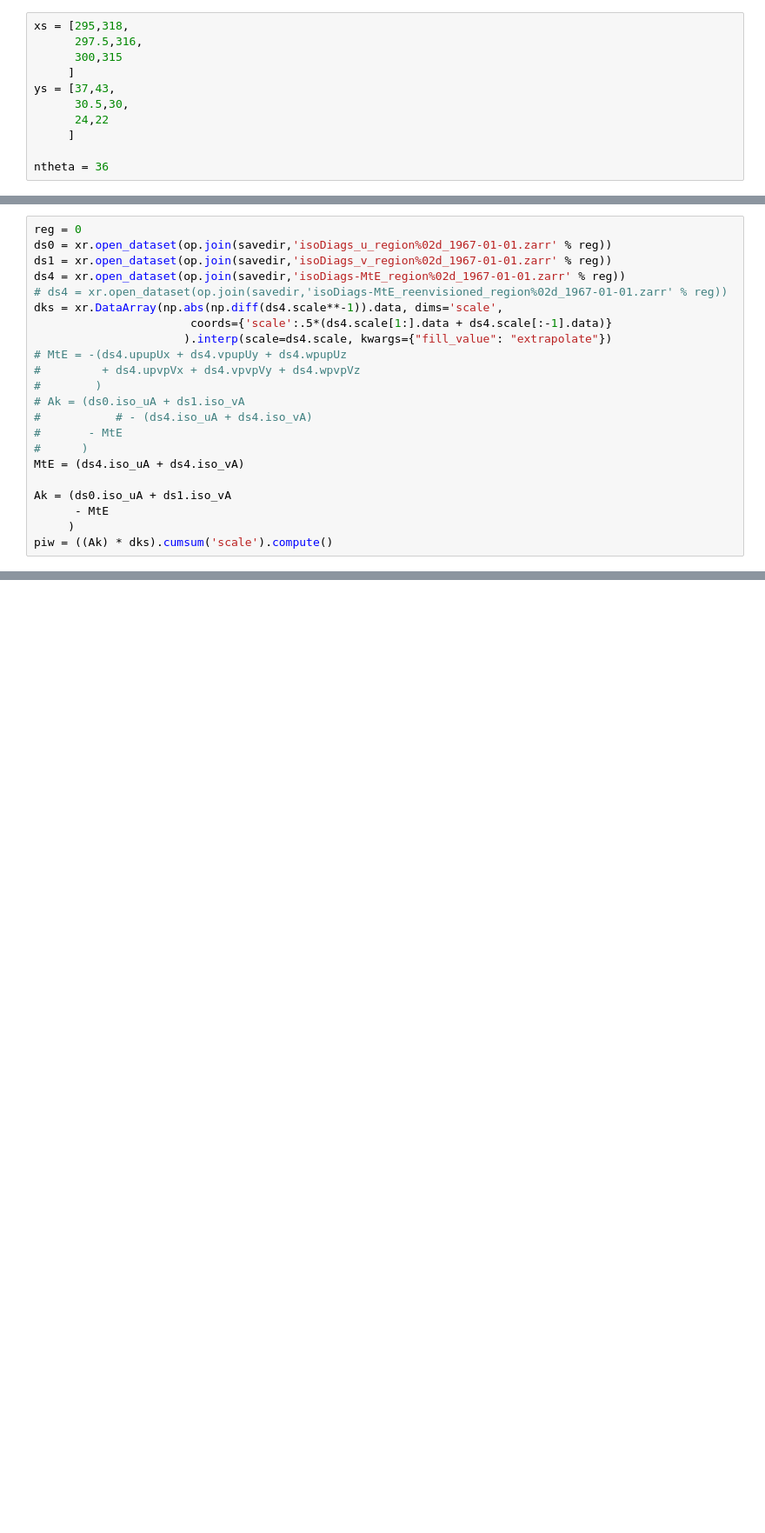
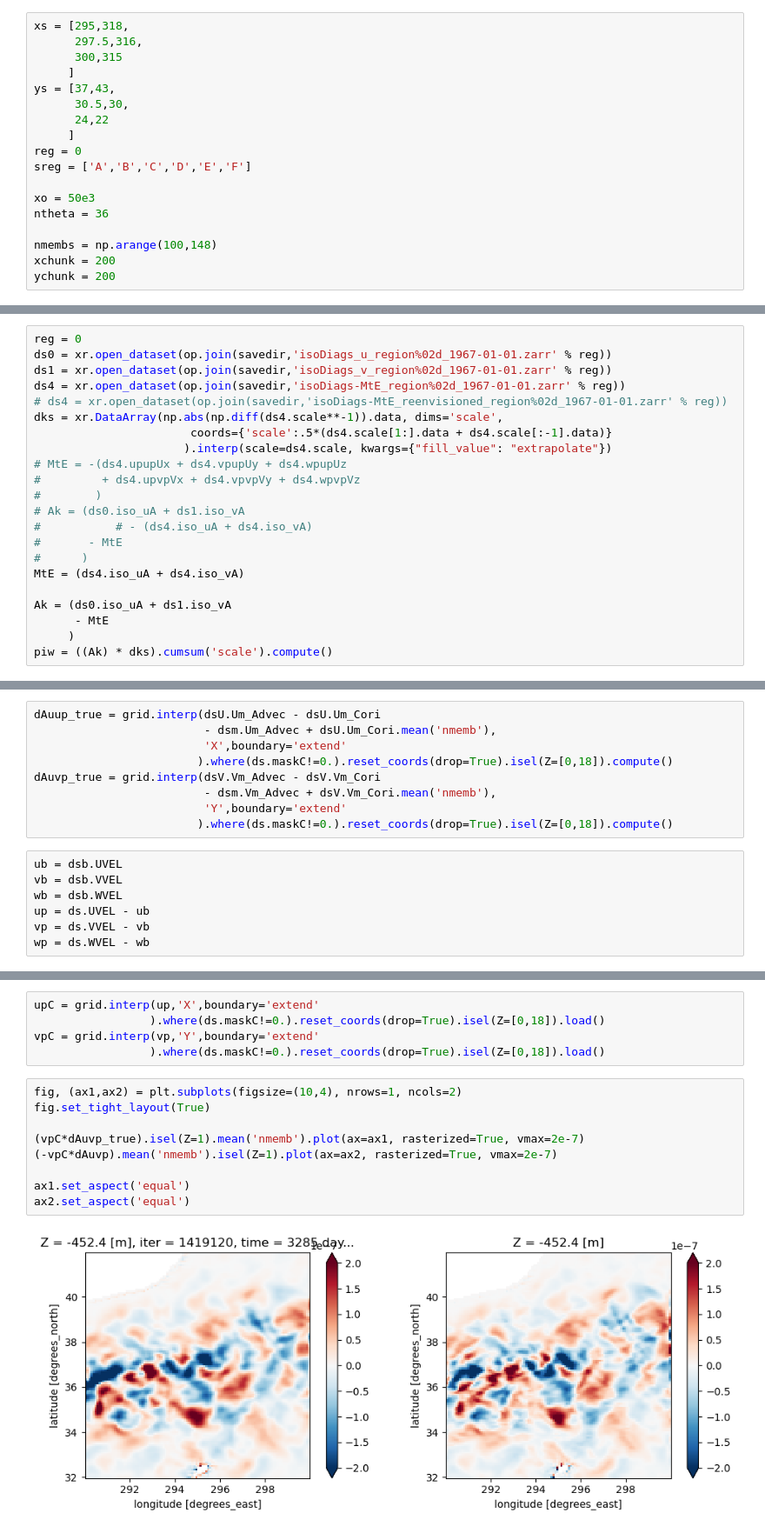
Before and after one commit to roxyboy/NA-wavelet-notes, a Jupyter notebook: Snapshots/KE-spectral-flux.ipynb, the cells around one changed output, grey strips where cells are left out. Shown at 87% size. Drawn from its saved outputs; the diff is of its cells as text; blank space fills up the shorter version.

```diff
--- a/Snapshots/KE-spectral-flux.ipynb
+++ b/Snapshots/KE-spectral-flux.ipynb
@@ -72,5 +70,12 @@ ys = [37,43,
       30.5,30,
       24,22
      ]
+reg = 0
+sreg = ['A','B','C','D','E','F']
 
+xo = 50e3
 ntheta = 36
+
+nmembs = np.arange(100,148)
+xchunk = 200
+ychunk = 200
@@ -247,0 +1997,16 @@ plt.savefig(op.join(savedir,'Figs/KE-specflux_Region%02d_phi-K_Z452.pdf' % reg))
+# %%
+dAuup_true = grid.interp(dsU.Um_Advec - dsU.Um_Cori
+                         - dsm.Um_Advec + dsU.Um_Cori.mean('nmemb'),
+                         'X',boundary='extend'
+                        ).where(ds.maskC!=0.).reset_coords(drop=True).isel(Z=[0,18]).compute()
+dAuvp_true = grid.interp(dsV.Vm_Advec - dsV.Vm_Cori
+                         - dsm.Vm_Advec + dsV.Vm_Cori.mean('nmemb'),
+                         'Y',boundary='extend'
+                        ).where(ds.maskC!=0.).reset_coords(drop=True).isel(Z=[0,18]).compute()
+# %%
+ub = dsb.UVEL
+vb = dsb.VVEL
+wb = dsb.WVEL
+up = ds.UVEL - ub
+vp = ds.VVEL - vb
+wp = ds.WVEL - wb
@@ -247,0 +2122,16 @@ plt.savefig(op.join(savedir,'Figs/KE-specflux_Region%02d_phi-K_Z452.pdf' % reg))
+# %%
+upC = grid.interp(up,'X',boundary='extend'
+                 ).where(ds.maskC!=0.).reset_coords(drop=True).isel(Z=[0,18]).load()
+vpC = grid.interp(vp,'Y',boundary='extend'
+                 ).where(ds.maskC!=0.).reset_coords(drop=True).isel(Z=[0,18]).load()
+# %%
+fig, (ax1,ax2) = plt.subplots(figsize=(10,4), nrows=1, ncols=2)
+fig.set_tight_layout(True)
+
+(vpC*dAuvp_true).isel(Z=1).mean('nmemb').plot(ax=ax1, rasterized=True, vmax=2e-7)
+(-vpC*dAuvp).mean('nmemb').isel(Z=1).plot(ax=ax2, rasterized=True, vmax=2e-7)
+
+ax1.set_aspect('equal')
+ax2.set_aspect('equal')
+# %% [output]
+[figure, added]
```
Also changed, not shown: parts of 32 cells of this notebook, 9 other files.
